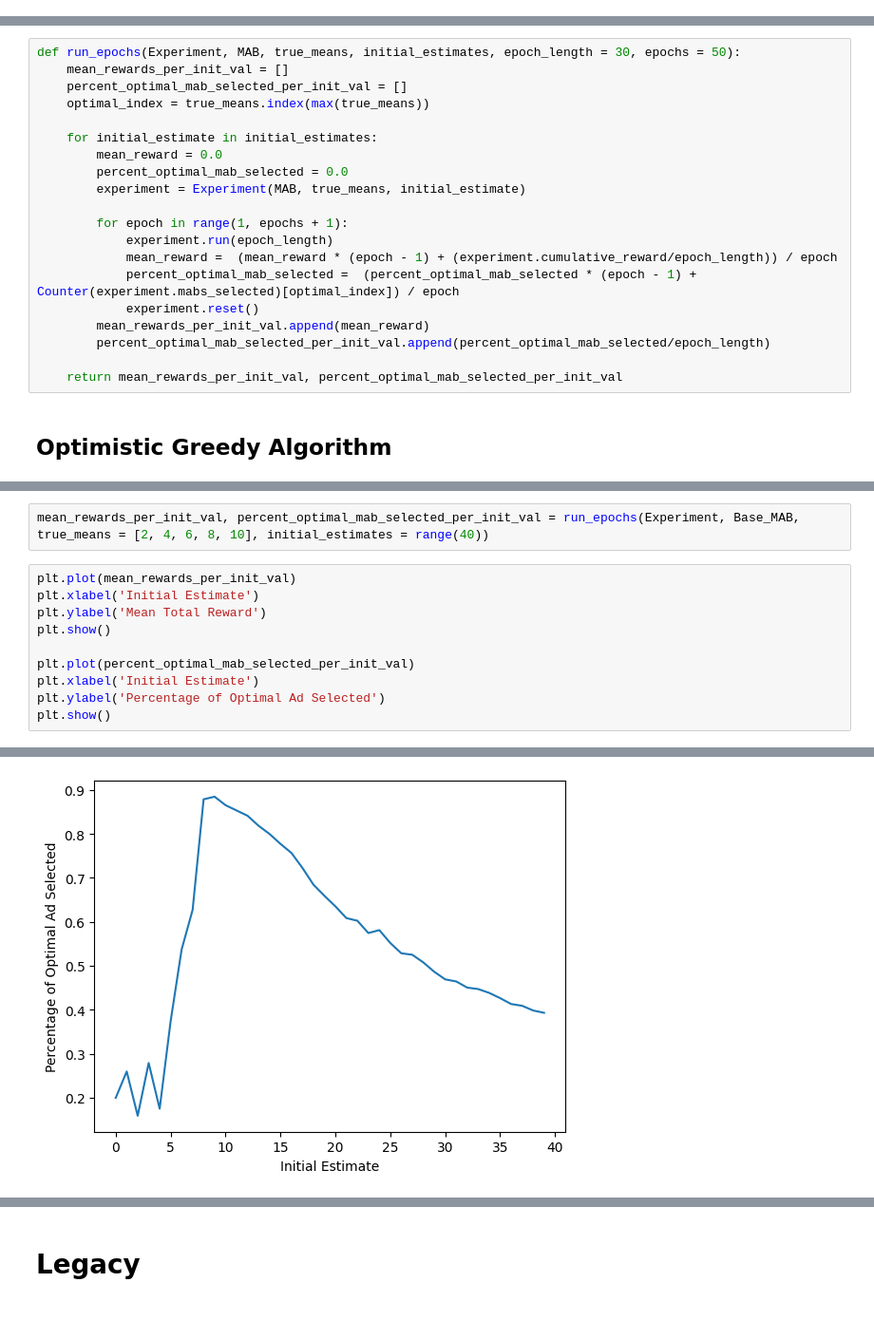
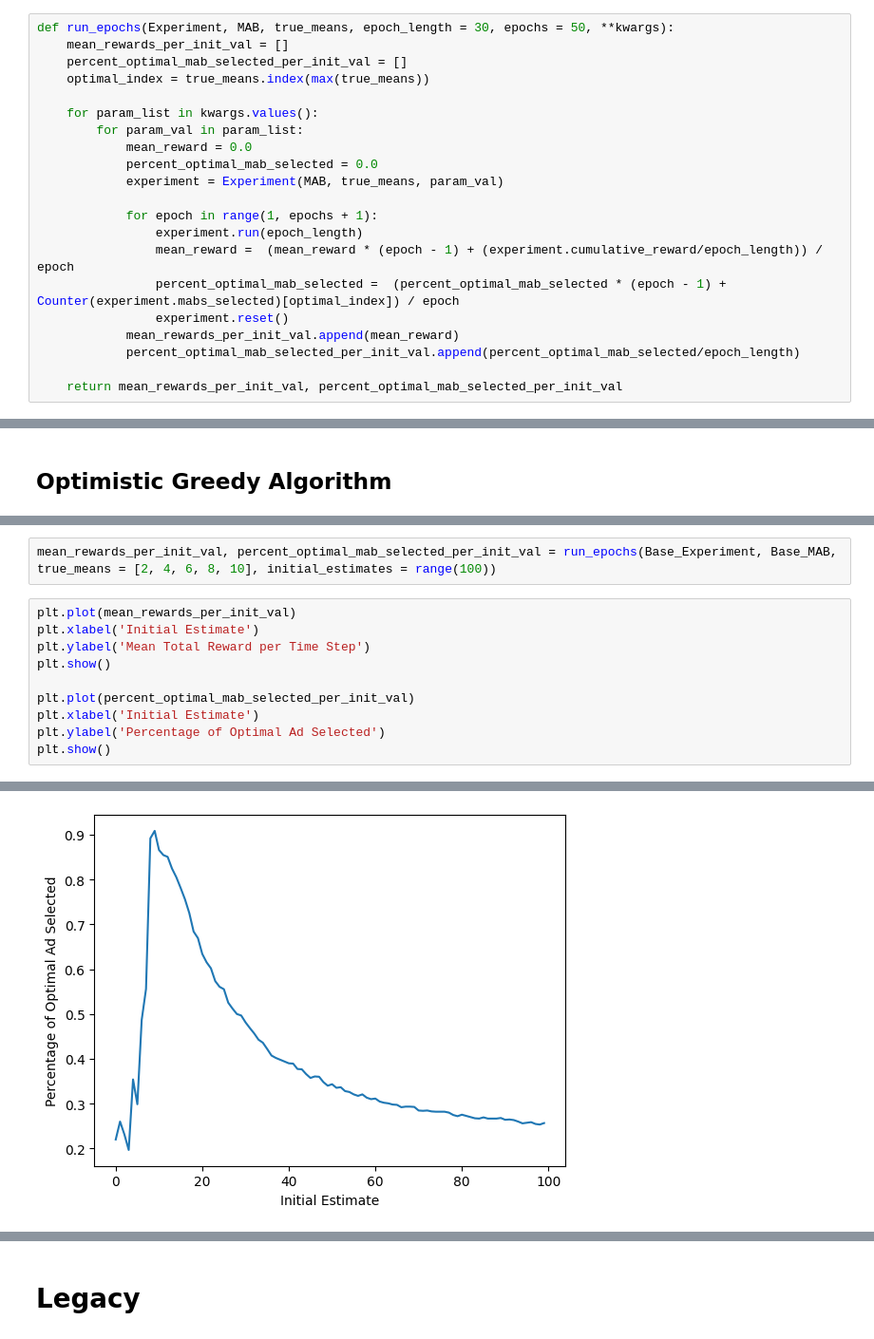
Before and after one commit to JohnYCLam/MachineLearning, a Jupyter notebook: Reinforcement_Learning_Multi_armed_Bandit.ipynb, the cells around one changed output, grey strips where cells are left out. Shown at 95% size. Drawn from its saved outputs; the diff is of its cells as text.

```diff
--- a/Reinforcement_Learning_Multi_armed_Bandit.ipynb
+++ b/Reinforcement_Learning_Multi_armed_Bandit.ipynb
@@ -75,3 +77,24 @@ class Experiment:
             self.update(max_index)
             self.mabs_selected.append(max_index)
             self.mean_rewards[n, :] = [mab.estimate_mean for mab in self.mabs]
+# %%
+def run_epochs(Experiment, MAB, true_means, epoch_length = 30, epochs = 50, **kwargs):
+    mean_rewards_per_init_val = []
+    percent_optimal_mab_selected_per_init_val = []
+    optimal_index = true_means.index(max(true_means))
+
+    for param_list in kwargs.values():
+        for param_val in param_list:
+            mean_reward = 0.0
+            percent_optimal_mab_selected = 0.0
+            experiment = Experiment(MAB, true_means, param_val)
+
+            for epoch in range(1, epochs + 1):
+                experiment.run(epoch_length)
+                mean_reward =  (mean_reward * (epoch - 1) + (experiment.cumulative_reward/epoch_length)) / epoch
+                percent_optimal_mab_selected =  (percent_optimal_mab_selected * (epoch - 1) + Counter(experiment.mabs_selected)[optimal_index]) / epoch
+                experiment.reset()
+            mean_rewards_per_init_val.append(mean_reward)
+            percent_optimal_mab_selected_per_init_val.append(percent_optimal_mab_selected/epoch_length)
+
+    return mean_rewards_per_init_val, percent_optimal_mab_selected_per_init_val
@@ -99,23 +124,3 @@ experiment.cumulative_reward
-# %%
-def run_epochs(Experiment, MAB, true_means, initial_estimates, epoch_length = 30, epochs = 50):
-    mean_rewards_per_init_val = []
-    percent_optimal_mab_selected_per_init_val = []
-    optimal_index = true_means.index(max(true_means))
-
-    for initial_estimate in initial_estimates:
-        mean_reward = 0.0
-        percent_optimal_mab_selected = 0.0
-        experiment = Experiment(MAB, true_means, initial_estimate)
-
-        for epoch in range(1, epochs + 1):
-            experiment.run(epoch_length)
-            mean_reward =  (mean_reward * (epoch - 1) + (experiment.cumulative_reward/epoch_length)) / epoch
-            percent_optimal_mab_selected =  (percent_optimal_mab_selected * (epoch - 1) + Counter(experiment.mabs_selected)[optimal_index]) / epoch
-            experiment.reset()
-        mean_rewards_per_init_val.append(mean_reward)
-        percent_optimal_mab_selected_per_init_val.append(percent_optimal_mab_selected/epoch_length)
-
-    return mean_rewards_per_init_val, percent_optimal_mab_selected_per_init_val
 # %% [markdown]
 ## Optimistic Greedy Algorithm
 # %%
@@ -147,9 +174,9 @@ optim_greedy_exp.cumulative_reward
 # %%
-mean_rewards_per_init_val, percent_optimal_mab_selected_per_init_val = run_epochs(Experiment, Base_MAB, true_means = [2, 4, 6, 8, 10], initial_estimates = range(40))
+mean_rewards_per_init_val, percent_optimal_mab_selected_per_init_val = run_epochs(Base_Experiment, Base_MAB, true_means = [2, 4, 6, 8, 10], initial_estimates = range(100))
 # %%
 plt.plot(mean_rewards_per_init_val)
 plt.xlabel('Initial Estimate')
-plt.ylabel('Mean Total Reward')
+plt.ylabel('Mean Total Reward per Time Step')
 plt.show()
 
 plt.plot(percent_optimal_mab_selected_per_init_val)
@@ -161 +188 @@ plt.show()
-[figure, old version]
+[figure, new version]
```
Also changed, not shown: parts of 24 cells of this notebook.
